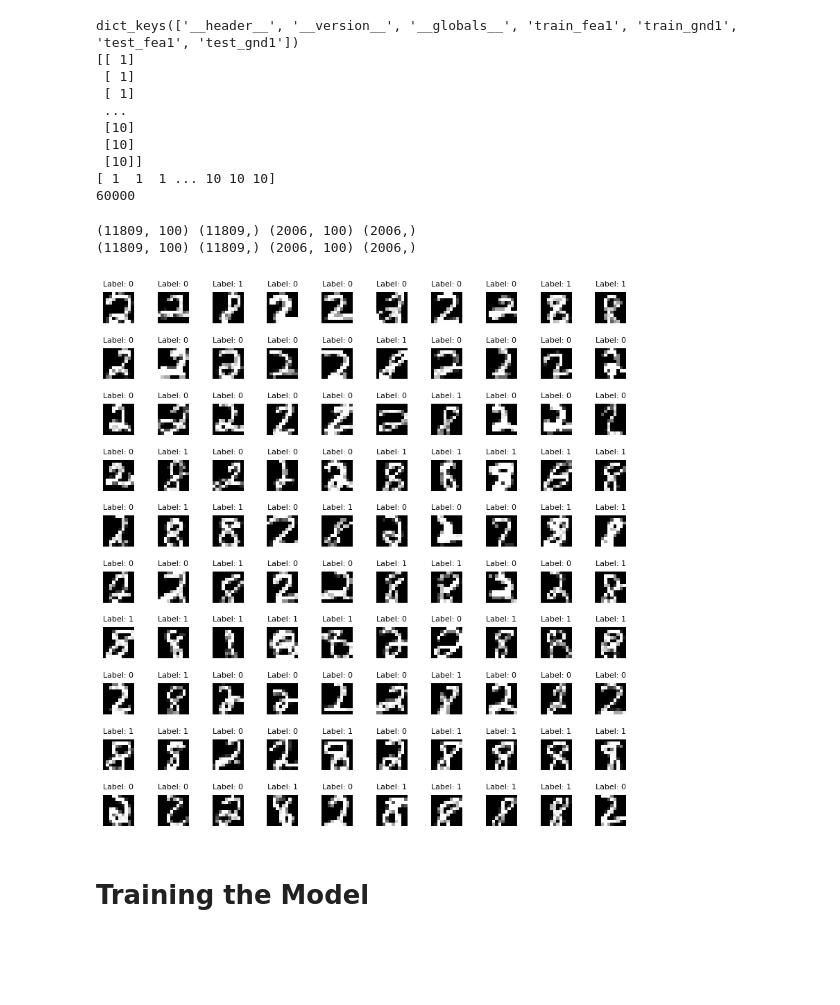
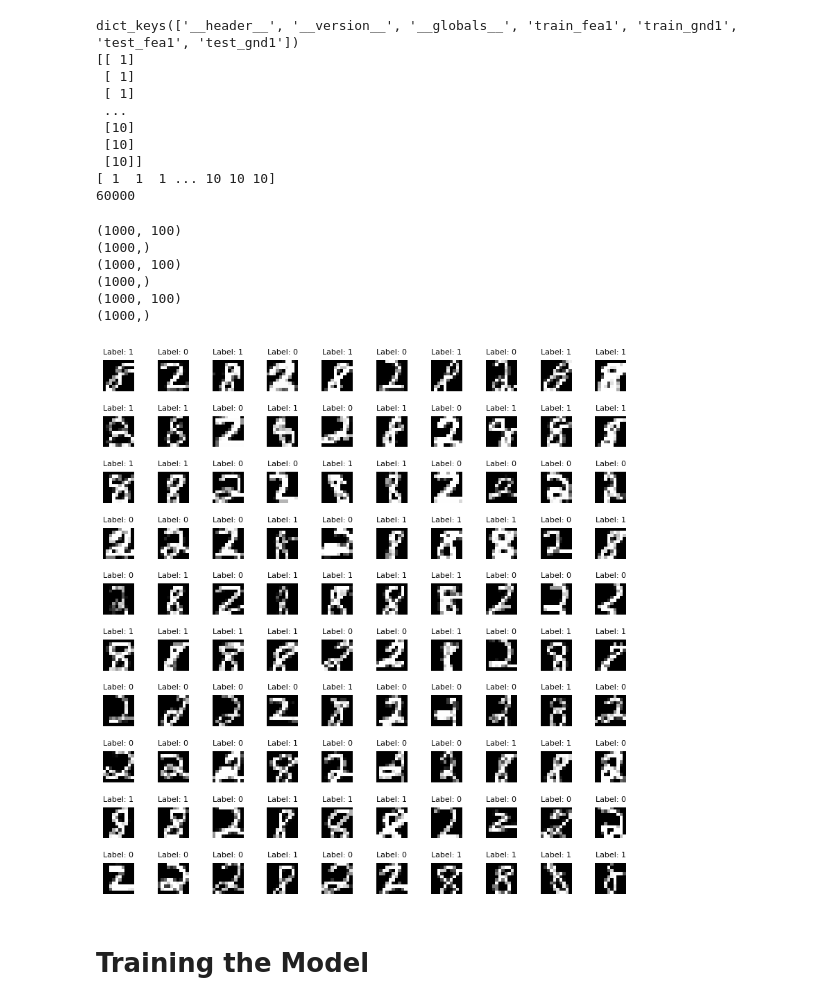
Before and after one commit to Amehroke/ML_Project, a Jupyter notebook: LogReg.ipynb, the cells around one changed output. Saved outputs shown, nothing was run; the diff lists cells and outputs as text; code cells hidden in the pictures; blank space fills up the shorter version.

```diff
--- a/LogReg.ipynb
+++ b/LogReg.ipynb
@@ -60,32 +62,24 @@ dict_keys(['__header__', '__version__', '__globals__', 'train_fea1', 'train_gnd1
 # %%
 # Filter out the digits 2 and 8
 train_filter = np.where((train_labels == 2) | (train_labels == 8))
-test_filter = np.where((test_labels == 2) | (test_labels == 8))
 
 #Storing it back to original variables
 train_features, train_labels = train_features[train_filter], train_labels[train_filter]
-test_features, test_labels = test_features[test_filter], test_labels[test_filter]
 
 # Convert labels to binary: 0 for digit 2 and 1 for digit 8
 train_labels = np.where(train_labels == 2, 0, 1)
-test_labels = np.where(test_labels == 2, 0, 1)
-
-print(train_features.shape, train_labels.shape, test_features.shape, test_labels.shape)
 
 # Reshape to 2D
 train_features_2D = train_features.reshape(-1, 10, 10)
-test_features_2D = test_features.reshape(-1, 10, 10)
 
 # Rotated images by 180 degrees
 train_features_2D = np.rot90(train_features_2D, k=3, axes=(1, 2))
-test_features_2D = np.rot90(test_features_2D, k=3, axes=(1, 2))
+
 #flip the images to the left
 train_features_2D = np.flip(train_features_2D, axis=(2))
-test_features_2D = np.flip(test_features_2D, axis=(2))
 
 # Flatten back to 1D
 train_features = train_features_2D.reshape(-1, 100)
-test_features = test_features_2D.reshape(-1, 100)
 
 # Generate shuffled indices
 shuffled_indices = np.random.permutation(train_features.shape[0])
@@ -94,36 +88,44 @@ shuffled_indices = np.random.permutation(train_features.shape[0])
 train_features_shuffled = train_features[shuffled_indices]
 train_labels_shuffled = train_labels[shuffled_indices]
 
-# Generate shuffled indices for test data
-shuffled_indices_test = np.random.permutation(test_features.shape[0])
+# Split the data into training, validation and testing sets
+training_data = train_features_shuffled[:1000]
+training_labels = train_labels_shuffled[:1000]
+validation_data = train_features_shuffled[1000:2000]
+validation_labels = train_labels_shuffled[1000:2000]
+test_data = train_features_shuffled[2000:3000]
+test_labels = train_labels_shuffled[2000:3000]
 
-# Shuffle features and labels correspondingly for test data
-test_features_shuffled = test_features[shuffled_indices_test]
-test_labels_shuffled = test_labels[shuffled_indices_test]
-
-
-print(train_features.shape, train_labels.shape, test_features.shape, test_labels.shape)
+print(training_data.shape)
+print(training_labels.shape)
+print(validation_data.shape)
+print(validation_labels.shape)
+print(test_data.shape)
+print(test_labels.shape)
 # %% [output]
-(11809, 100) (11809,) (2006, 100) (2006,)
-(11809, 100) (11809,) (2006, 100) (2006,)
+(1000, 100)
+(1000,)
+(1000, 100)
+(1000,)
+(1000, 100)
+(1000,)
 # %%
-# 0 - 12396 images of 3 and 7
 # Matplot is used to render the image
 
 fig, axes = plt.subplots(10, 10, figsize=(10, 10))
 axes = axes.ravel()  # Flatten the 10x10 matrix into an array of 100 subplots
 
 # Loop through subplots and add images
 for i in range(100):
-    image = train_features_shuffled[i].reshape(10, 10)  # Assuming the images are 10x10
+    image = training_data[i].reshape(10, 10)  # Assuming the images are 10x10
     axes[i].imshow(image, cmap='gray')
-    axes[i].set_title(f"Label: {train_labels_shuffled[i]}", fontsize=8)
+    axes[i].set_title(f"Label: {training_labels[i]}", fontsize=8)
     plt.subplots_adjust(hspace=0.8)
     axes[i].axis('off')
 
 plt.show()
 # %% [output]
-[figure, old version]
+[figure, new version]
 # %% [markdown]
 <h1>Training the Model </h1>
 # %%
```
Also changed, not shown: parts of 13 cells of this notebook.
